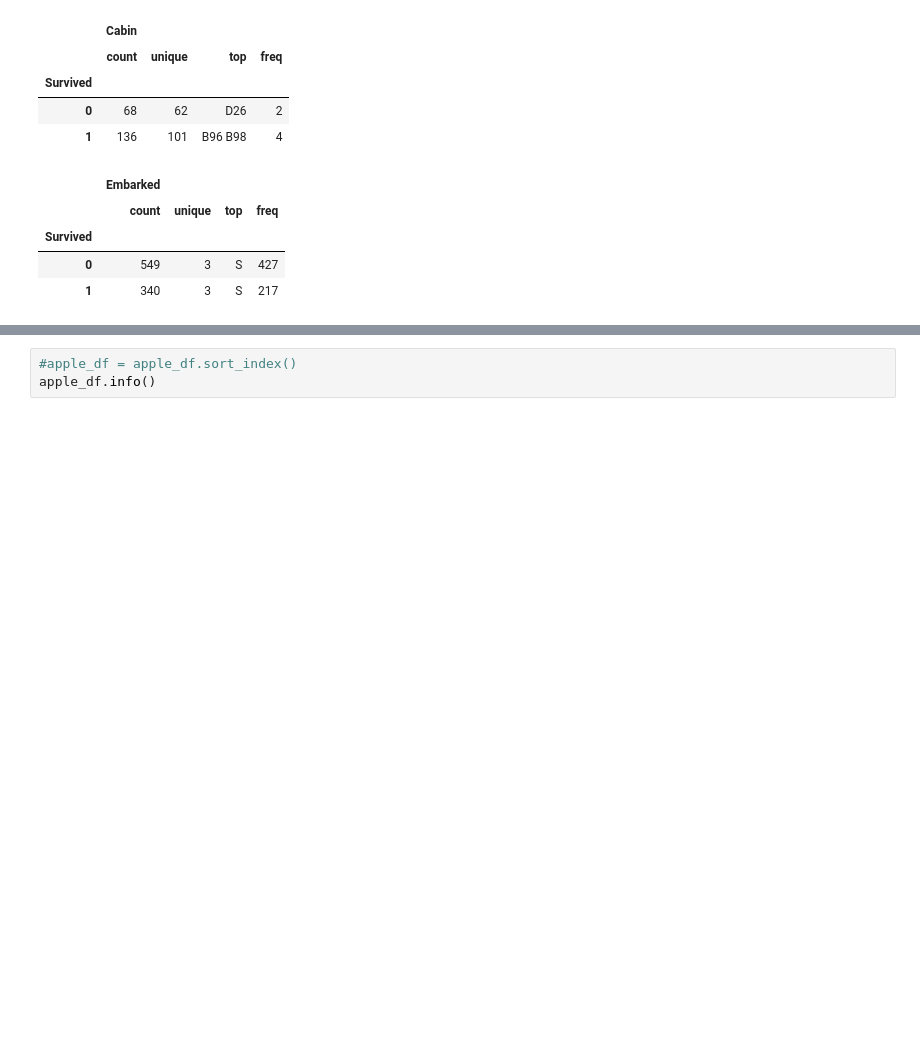
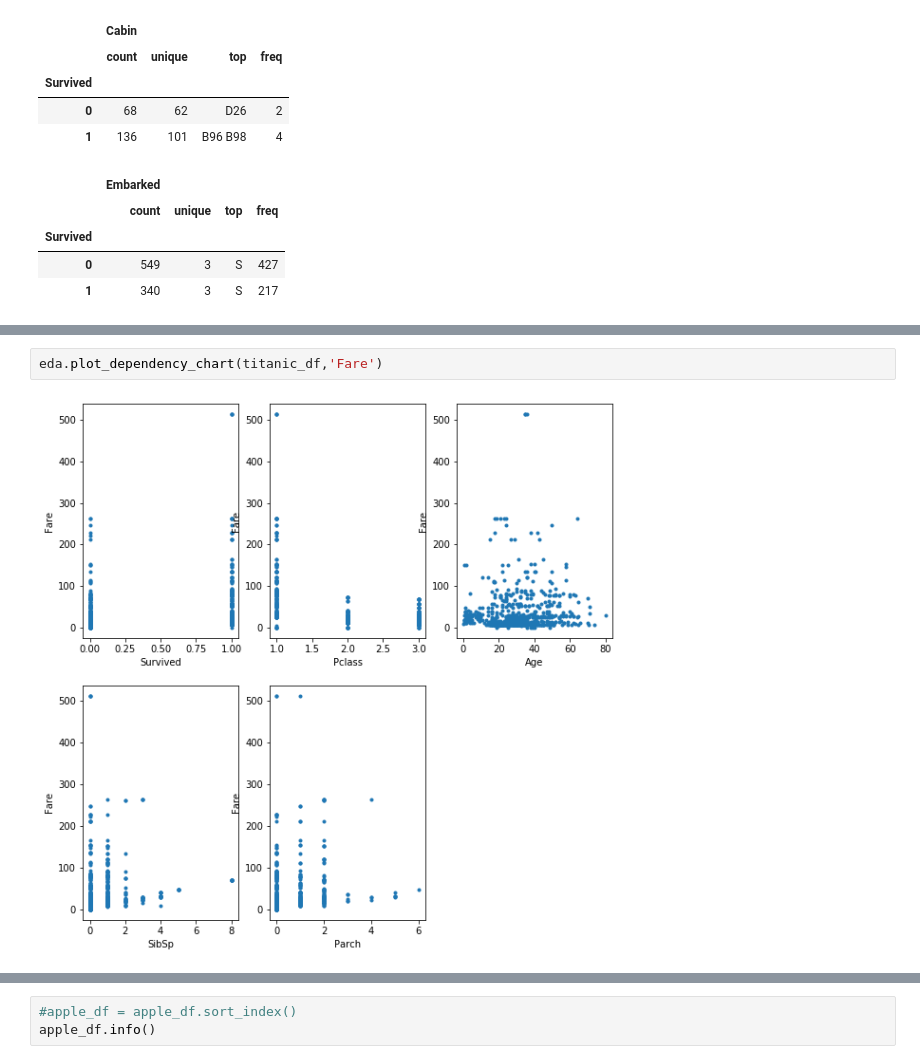
Before and after one commit to aksenov7/Kaggle_competition_group, a Jupyter notebook: exploratory_analysis/Example.ipynb, the cells around one changed output, grey strips where cells are left out. Saved outputs shown, nothing was run; the diff lists cells and outputs as text; blank space fills up the shorter version.

```diff
--- a/exploratory_analysis/Example.ipynb
+++ b/exploratory_analysis/Example.ipynb
@@ -205,0 +277,4 @@ eda.get_group_description(titanic_df, 'Survived')
+# %%
+eda.plot_dependency_chart(titanic_df,'Fare')
+# %% [output]
+[figure, added]
```
Also changed, not shown: parts of 24 cells of this notebook, 1 other file.
